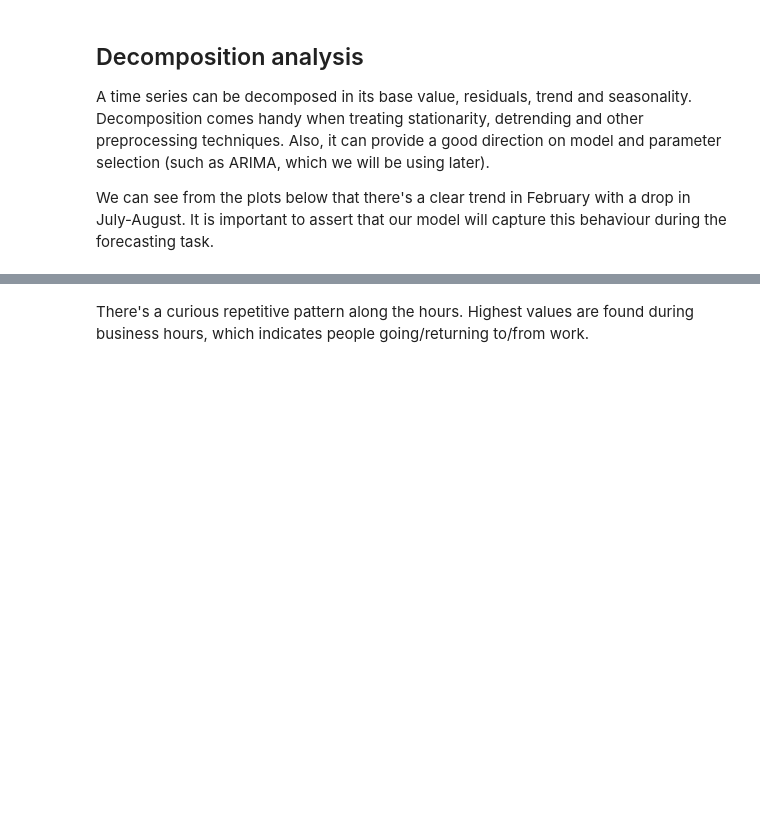
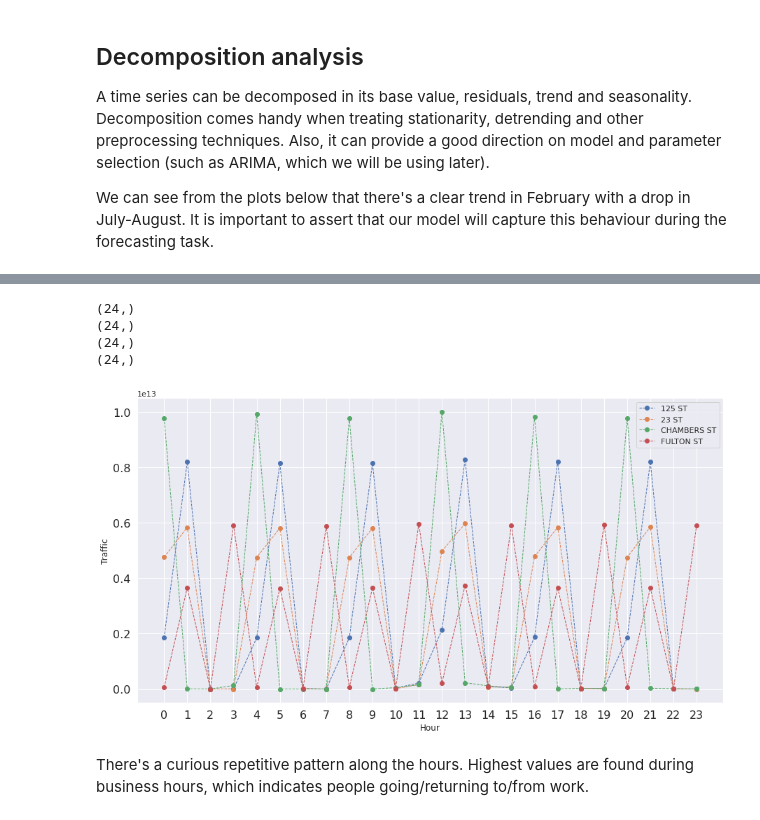
Before and after one commit to henrique-voni/mta-analysis, a Jupyter notebook: analysis.ipynb, the cells around one changed output, grey strips where cells are left out. Cells and saved outputs as stored; diff of their text form; code cells hidden in the pictures; blank space fills up the shorter version.

```diff
--- a/analysis.ipynb
+++ b/analysis.ipynb
@@ -258,19 +323,25 @@ for station, new_df in monthly.groupby(level=0, as_index=False):
 # %%
 hours = list(range(24))
 
-hourly = b.groupby(['station']).resample('H').sum().reset_index()
+hourly = helper_a.groupby(['station']).resample('H').sum().reset_index()
 time = hourly.time
 hourly = hourly.groupby(['station', time.dt.hour]).sum()
 
 fig, ax = plt.subplots(figsize=(15,8))
 for station, new_df in hourly.groupby(level=0, as_index=False):
     print(new_df.traffic.shape)
     fig_axis = new_df.plot(y='traffic', ax=ax, linewidth=1, linestyle='--', marker='o', xlabel='Hour', ylabel='Traffic', fontsize=16)
     fig_axis.set_xticks(hours)
     fig_axis.set_xticklabels(hours)
 
 ax.legend(stations)
 plt.show()
+# %% [output]
+(24,)
+(24,)
+(24,)
+(24,)
+[figure, added]
 # %% [markdown]
 There's a curious repetitive pattern along the hours. Highest values are found during business hours, which indicates people going/returning to/from work.
 # %%
```
Also changed, not shown: parts of 37 cells of this notebook.
